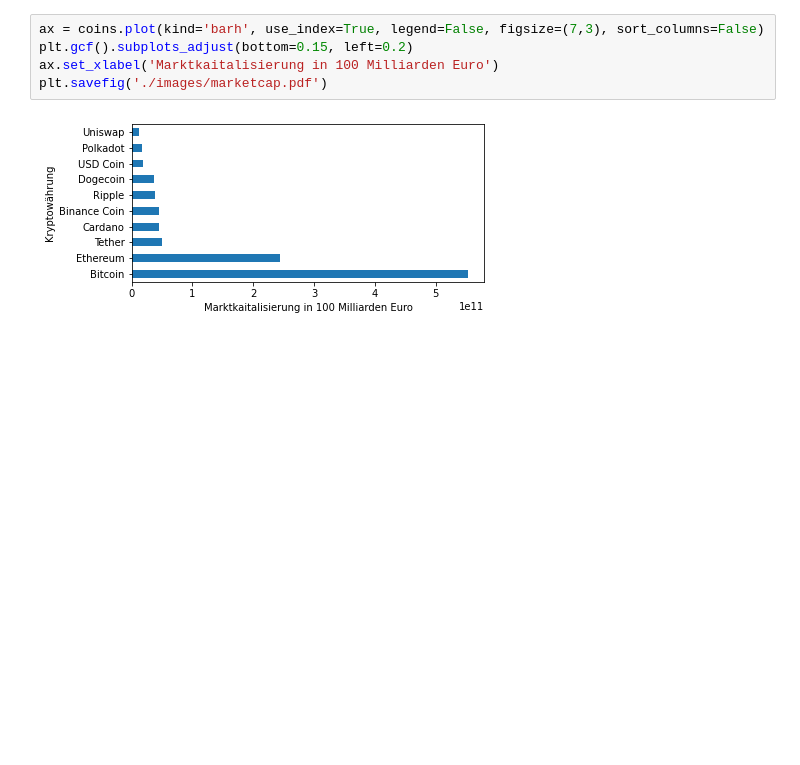
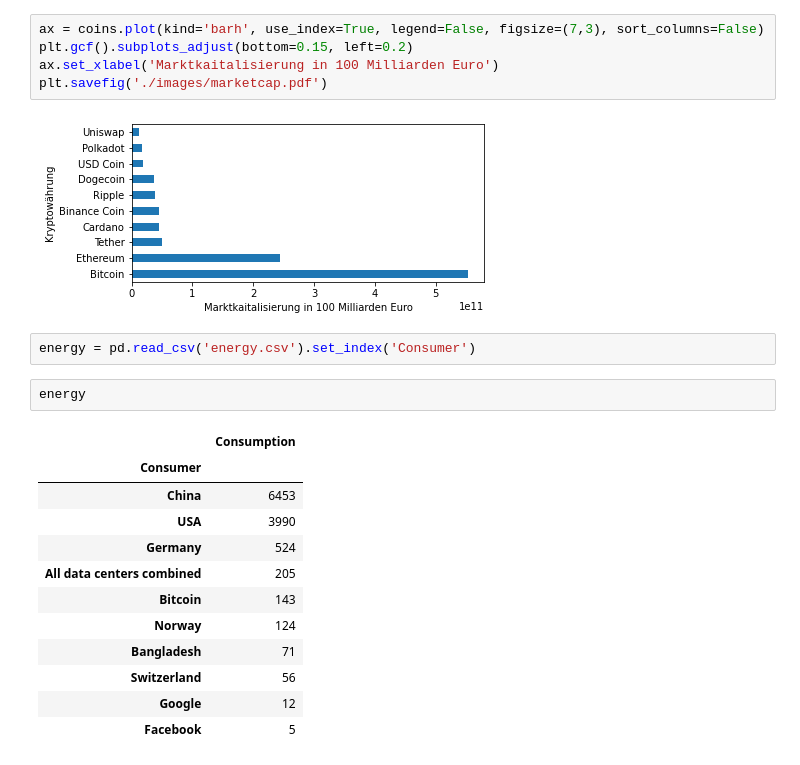
Before and after one commit to Hannes5612/crypto_essay, a Jupyter notebook: Top10Graph.ipynb, the cells around one changed output. Saved outputs shown, nothing was run; the diff lists cells and outputs as text; blank space fills up the shorter version.

```diff
--- a/Top10Graph.ipynb
+++ b/Top10Graph.ipynb
@@ -26,3 +26,20 @@ ax.set_xlabel('Marktkaitalisierung in 100 Milliarden Euro')
 plt.savefig('./images/marketcap.pdf')
 # %% [output]
 [figure]
+# %%
+energy = pd.read_csv('energy.csv').set_index('Consumer')
+# %%
+energy
+# %% [output]
+|  | Consumption |
+| Consumer |  |
+| China | 6453 |
+| USA | 3990 |
+| Germany | 524 |
+| All data centers combined | 205 |
+| Bitcoin | 143 |
+| Norway | 124 |
+| Bangladesh | 71 |
+| Switzerland | 56 |
+| Google | 12 |
+| Facebook | 5 |
```
Also changed, not shown: parts of 1 cell of this notebook, 21 other files.
